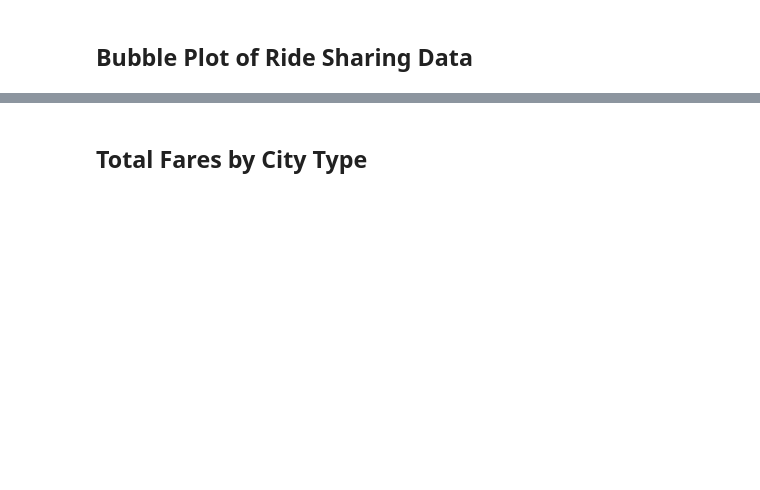
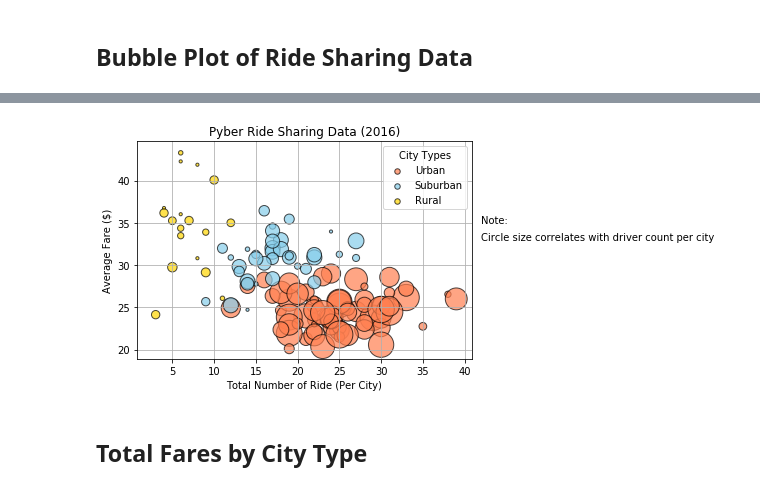
Before and after one commit to jazminhicks/Pyber, a Jupyter notebook: pyber_main.ipynb, the cells around one changed output, grey strips where cells are left out. Drawn from its saved outputs; the diff is of its cells as text; code cells hidden in the pictures; blank space fills up the shorter version.

Commit message:
all plots added

```diff
--- a/pyber_main.ipynb
+++ b/pyber_main.ipynb
@@ -67,3 +25,59 @@ plt.legend()
+# %%
+                # URBAN DATA
+urban_data = combined_data.loc[combined_data["type"] == "Urban"]
+urban_fares = urban_data.groupby("city")["fare"].mean()
+urban_drivers = urban_data.groupby("city")["driver_count"].mean()
+urban_rides = urban_data.groupby("city")["ride_id"].nunique()
+
+# Build the scatter plots for Urban city type
+plt.scatter(urban_rides, urban_fares, s = urban_drivers * 10, facecolors = "Coral",
+            edgecolors = "black", marker = "o", alpha = .7, label = "Urban");
+
+
+                # SUBURBAN DATA
+suburban_data = combined_data.loc[combined_data["type"] == "Suburban"]
+suburban_fares = suburban_data.groupby("city")["fare"].mean()
+suburban_drivers = suburban_data.groupby("city")["driver_count"].mean()
+suburban_rides = suburban_data.groupby("city")["ride_id"].nunique()
+
+# Build the scatter plots for Suburban city type
+plt.scatter(suburban_rides, suburban_fares, s = suburban_drivers * 10, facecolors = "SkyBlue",
+            edgecolors = "black", marker = "o", alpha = .7, label = "Suburban");
+
+
+                # RURAL DATA
+rural_data = combined_data.loc[combined_data["type"] == "Rural"]
+rural_fares = rural_data.groupby("city")["fare"].mean()
+rural_drivers = rural_data.groupby("city")["driver_count"].mean()
+rural_rides = rural_data.groupby("city")["ride_id"].nunique()
+
+# Build the scatter plots for Rural city type
+plt.scatter(rural_rides, rural_fares, s = rural_drivers * 10, facecolors = "Gold",
+            edgecolors = "black", marker = "o", alpha = .7, label = "Rural");
+
+
+
+# Incorporate the other graph properties
+plt.ylabel("Average Fare ($)")
+plt.xlabel("Total Number of Ride (Per City)")
+plt.title("Pyber Ride Sharing Data (2016)")
+plt.grid()
+
+
+# Create a legend
+l = plt.legend(loc = "best", title = "City Types")
+l.legendHandles[0]._sizes = [30]
+l.legendHandles[1]._sizes = [30]
+l.legendHandles[2]._sizes = [30]
+
+# Incorporate a text label regarding circle size
+plt.text(42, 35, "Note: ");
+plt.text(42, 33, "Circle size correlates with driver count per city");
+
+# Save Figure
+plt.savefig("Resources/ride_share_scatter.png")
+# %% [output]
+[figure, added]
 # %%
 # Show plot
 plt.show()
```
Also changed, not shown: parts of 11 cells of this notebook.
